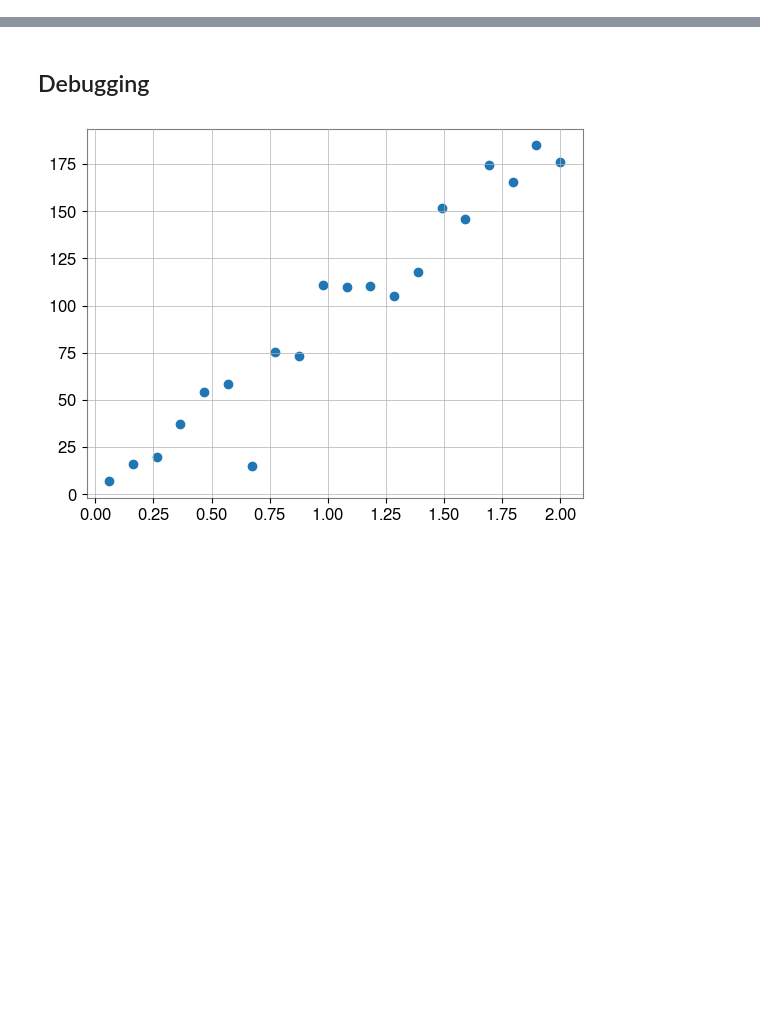
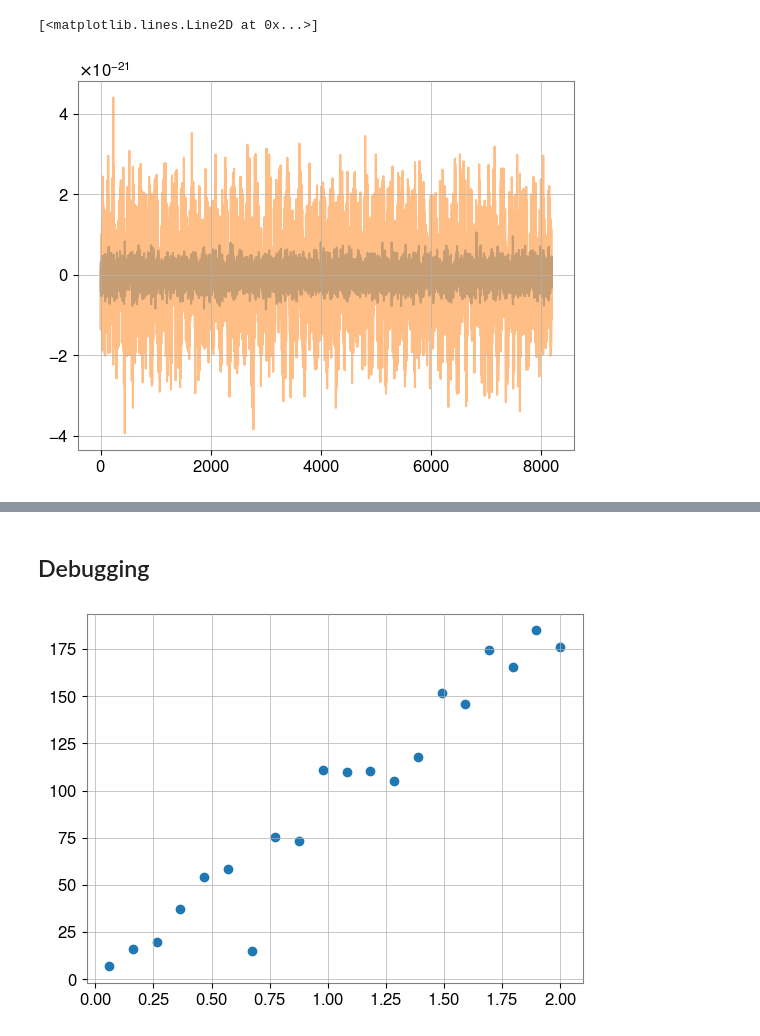
Before and after one commit to Lu-Neil/qnm_filter, a Jupyter notebook: code_demo/SNR_vs_BF/SNR_range.ipynb, the cells around one changed output, grey strips where cells are left out. Drawn from its saved outputs; the diff is of its cells as text; code cells hidden in the pictures; blank space fills up the shorter version.

```diff
--- a/code_demo/SNR_vs_BF/SNR_range.ipynb
+++ b/code_demo/SNR_vs_BF/SNR_range.ipynb
@@ -17,0 +17,22 @@ fsamp = 4096
+# %%
+duration = 2
+fsamp = 4096
+ifo = qnm_filter.set_bilby_predefined_ifo("H1", fsamp, duration, start_time=-duration / 2)
+ifo.set_strain_data_from_power_spectral_density(
+            sampling_frequency=fsamp,
+            duration=duration,
+            start_time=-duration/2,
+        )
+pl.plot(ifo.strain_data.time_domain_strain, alpha=0.5)
+
+ifo = qnm_filter.set_bilby_predefined_ifo("H1", fsamp, duration, start_time=-duration / 2)
+ifo.power_spectral_density.asd_file = '/home/neil/anaconda3/envs/ringdown/lib/python3.10/site-packages/bilby/gw/detector/noise_curves/aLIGO_early_asd.txt'
+ifo.set_strain_data_from_power_spectral_density(
+            sampling_frequency=fsamp,
+            duration=duration,
+            start_time=-duration/2,
+        )
+pl.plot(ifo.strain_data.time_domain_strain, alpha=0.5)
+# %% [output]
+[<matplotlib.lines.Line2D at 0x...>]
+[figure, added]
```
Also changed, not shown: parts of 7 cells of this notebook, 37 other files.
